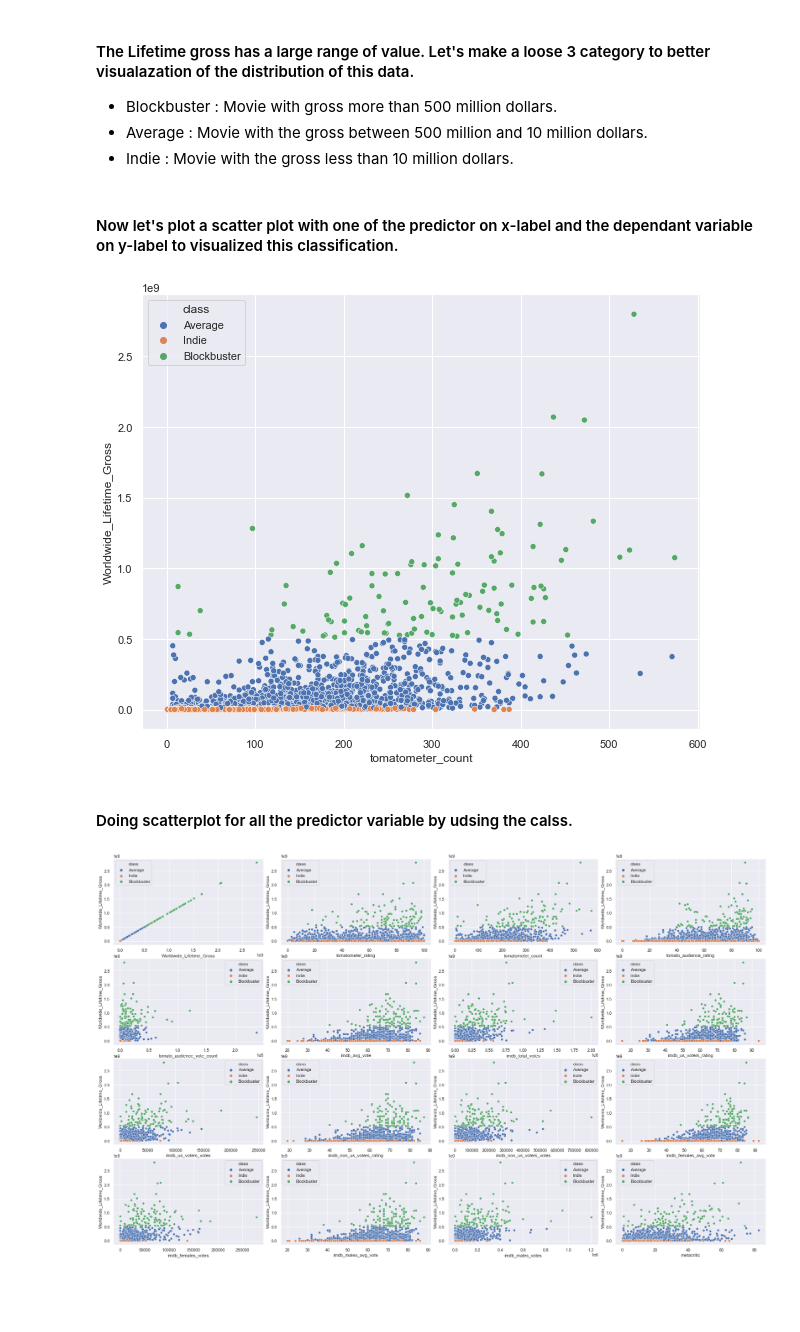
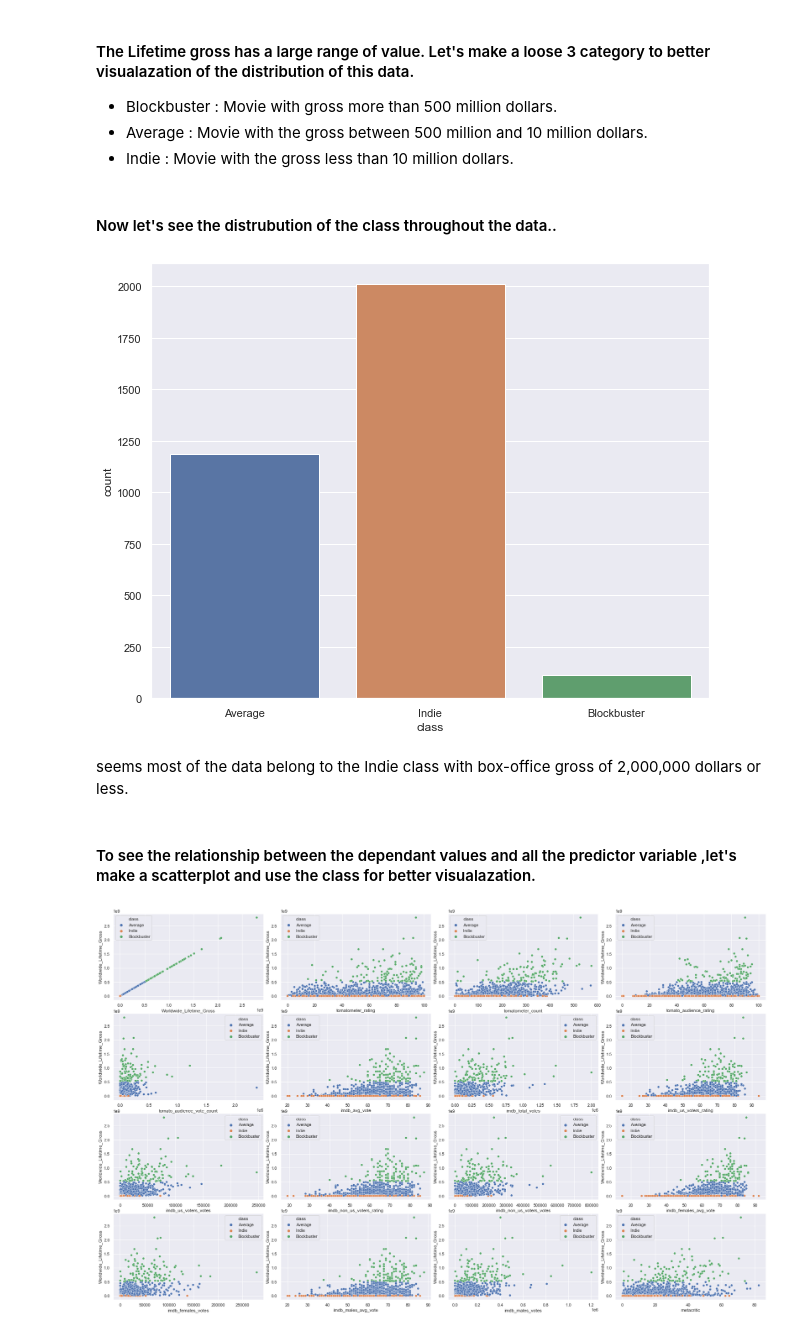
Before and after one commit to AminKafka/Movie-Boxoffice-Prediction-With-Critics-Votes, a Jupyter notebook: notebooks/EDA.ipynb, the cells around one changed output. Drawn from its saved outputs; the diff is of its cells as text; code cells hidden in the pictures; blank space fills up the shorter version.

```diff
--- a/notebooks/EDA.ipynb
+++ b/notebooks/EDA.ipynb
@@ -186,15 +186,17 @@ def conditions(df):
         return 'Average'
 
 movie['class'] = movie.apply(conditions, axis=1)
-# %% [markdown]
-#### Now let's plot a scatter plot with one of the predictor on x-label and the dependant variable on y-label to visualized this classification.
+# %% [markdown]
+#### Now let's see the distrubution of the class throughout the data..
 # %%
 sns.set(rc={'figure.figsize':(10,8)})
-_ = sns.scatterplot(x='tomatometer_count',y= 'Worldwide_Lifetime_Gross',data=movie,hue='class')
+_ = sns.countplot(x='class',data=movie)
 # %% [output]
-[figure, old version]
+[figure, new version]
-# %% [markdown]
-#### Doing scatterplot for all the predictor variable by udsing the calss.
+# %% [markdown]
+seems most of the data belong to the Indie class with box-office gross of 2,000,000 dollars or less.
+# %% [markdown]
+####  To see the relationship between the dependant values and all the predictor variable ,let's make a scatterplot and use the class for better visualazation.
 # %%
 col = movie.columns
 col.drop('class')
```
Also changed, not shown: parts of 11 cells of this notebook.
